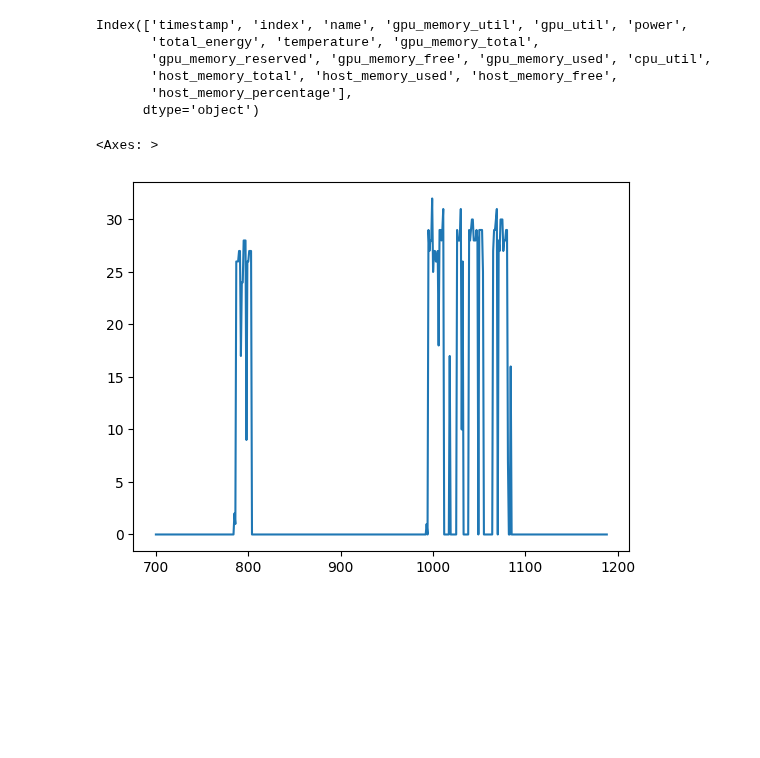
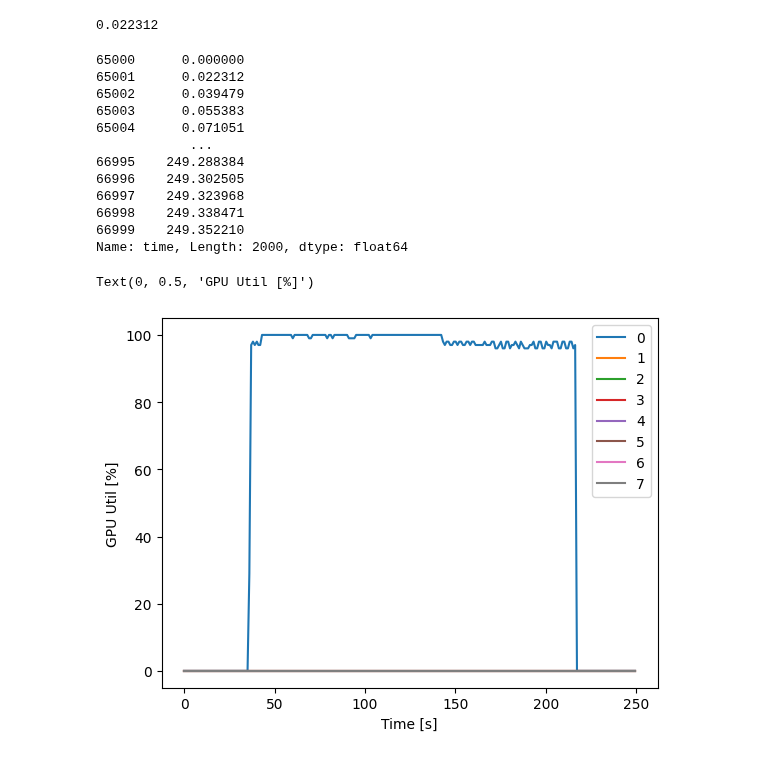
Before and after one commit to osmhpi/Ersa, a Jupyter notebook: validation/monitoring.ipynb, the cells around one changed output. Drawn from its saved outputs; the diff is of its cells as text; code cells hidden in the pictures; blank space fills up the shorter version.

Commit message:
monitoring stuff

```diff
--- a/validation/monitoring.ipynb
+++ b/validation/monitoring.ipynb
@@ -3,5 +3,6 @@ import pandas as pd
 import matplotlib.pyplot as plt
 import numpy as np
 # %%
-df = pd.read_csv("../monitoring/metrics.csv")
+df = pd.read_csv("metrics.csv")
+df["timestamp"] = pd.to_datetime(df["timestamp"])
 # %%
@@ -8,0 +10,4 @@ df = df.iloc[700:]
+# %%
+(df["timestamp"].iloc[1] - df["timestamp"].iloc[0]).total_seconds()
+# %% [output]
+0.022312
@@ -9,14 +16,24 @@ df = df.iloc[700:]
 # %%
-df.columns
+df["time"]
 # %% [output]
-Index(['timestamp', 'index', 'name', 'gpu_memory_util', 'gpu_util', 'power',
-       'total_energy', 'temperature', 'gpu_memory_total',
-       'gpu_memory_reserved', 'gpu_memory_free', 'gpu_memory_used', 'cpu_util',
-       'host_memory_total', 'host_memory_used', 'host_memory_free',
-       'host_memory_percentage'],
-      dtype='object')
+65000      0.000000
+65001      0.022312
+65002      0.039479
+65003      0.055383
+65004      0.071051
+            ...
+66995    249.288384
+66996    249.302505
+66997    249.323968
+66998    249.338471
+66999    249.352210
+Name: time, Length: 2000, dtype: float64
-# %%
-df["gpu_util"].plot()
-# %% [output]
-<Axes: >
-[figure, removed]
+# %%
+for name, group in df.set_index("time").groupby("index"):
+    group["gpu_util"].plot(label=name)
+plt.legend()
+plt.xlabel("Time [s]")
+plt.ylabel("GPU Util [%]")
+# %% [output]
+Text(0, 0.5, 'GPU Util [%]')
+[figure, added]
```
Also changed, not shown: parts of 8 cells of this notebook.
